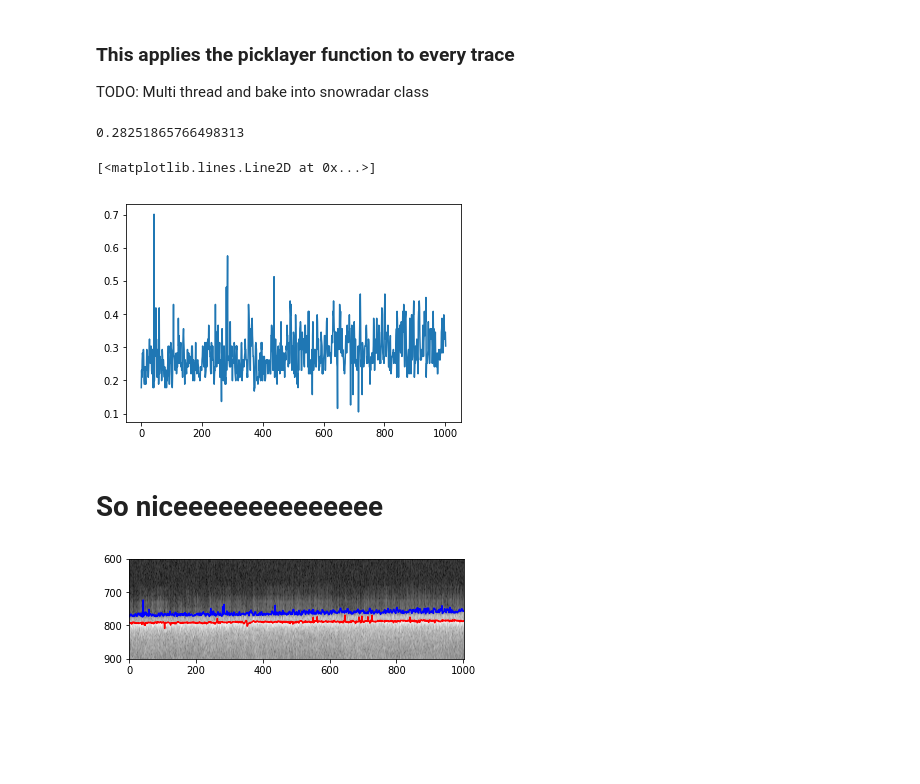
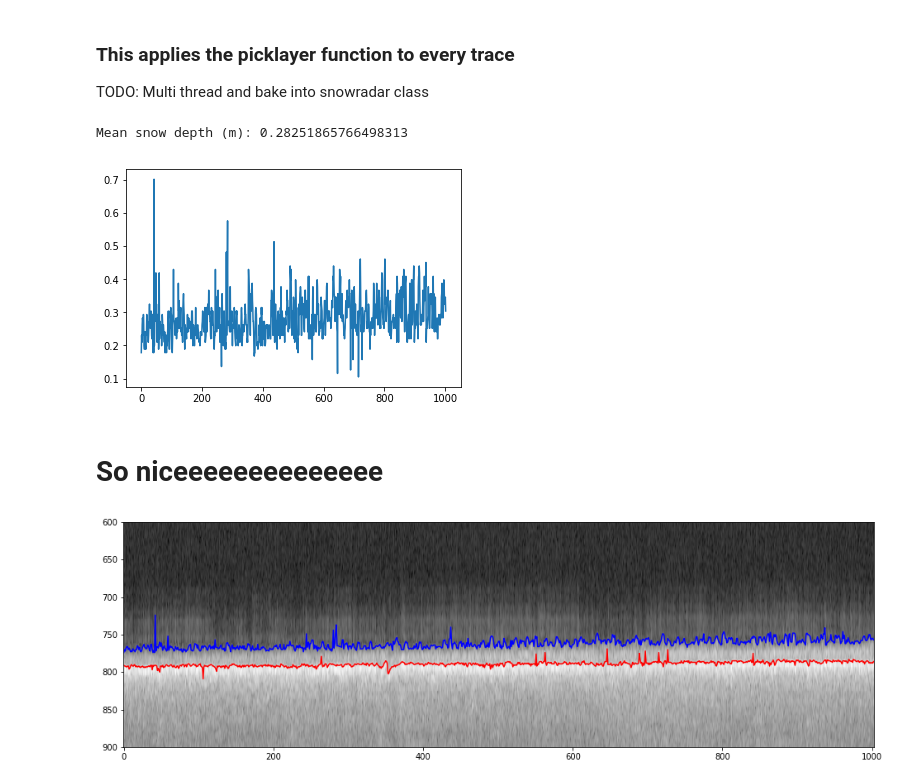
Before and after one commit to kingjml/pySnowRadar, a Jupyter notebook: pyWavelet/retrieval_test.ipynb, the cells around one changed output. Saved outputs shown, nothing was run; the diff lists cells and outputs as text; code cells hidden in the pictures; blank space fills up the shorter version.

```diff
--- a/pyWavelet/retrieval_test.ipynb
+++ b/pyWavelet/retrieval_test.ipynb
@@ -18,6 +18,5 @@ perm_snow = (1+0.51*density_snow)**3  #Density to permitivity
 n_snow = np.sqrt(perm_snow) #Permitivity to refractive index
 c = 299792458 #Vacuum speed of light
 # %%
-radar_file = os.path.abspath("C:/Users/kingj/Documents/Projects/2018-2019/250618_Wavelet/pyWavelet/pyWavelet/data/sr/Data_20160419_04_010.mat")
-#radar_file = os.path.abspath("C:/Projects/pyWavelet/pyWavelet/data/sr/Data_20160419_04_010.mat")
+radar_file = "./data/sr/Data_20160419_04_010.mat"
 radar_dat = snowradar.snowradar(radar_file, l_case='full')
@@ -47,22 +46,20 @@ TODO: Multi thread and bake into snowradar class
 # %%
 l_as,l_si = np.apply_along_axis(picklayers.picklayers, 0, radar_dat.data,radar_dat.n2n,radar_dat.dfr,n_snow)
 # %%
-snow_depth = (l_si-l_as)*radar_dat.dfr/n_snow
-print(np.mean(snow_depth)) #in m
-plt.plot(snow_depth)
+snow_depth = (l_si - l_as) * radar_dat.dfr / n_snow
+print("Mean snow depth (m):", np.mean(snow_depth))
+plt.plot(snow_depth);
 # %% [output]
-0.28251865766498313
+Mean snow depth (m): 0.28251865766498313
-[<matplotlib.lines.Line2D at 0x...>]
 [figure]
 # %% [markdown]
 # So niceeeeeeeeeeeeee
 # %%
-fig, ax = plt.subplots()
-ax.imshow(10*np.log10(radar_dat.data), interpolation='nearest', cmap="gist_gray")
+fig, ax = plt.subplots(figsize=(25,5))
+ax.imshow(10 * np.log10(radar_dat.data), interpolation='nearest', cmap="gist_gray")
 ax.plot(l_si, color='r')
 ax.plot(l_as, color='b')
 ax.set_ylim([900, 600])
-#fig.rcParams['figure.figsize'] = [500, 5]
 plt.show()
 # %% [output]
-[figure, old version]
+[figure, new version]
```
Also changed, not shown: parts of 3 cells of this notebook, 3 other files.
